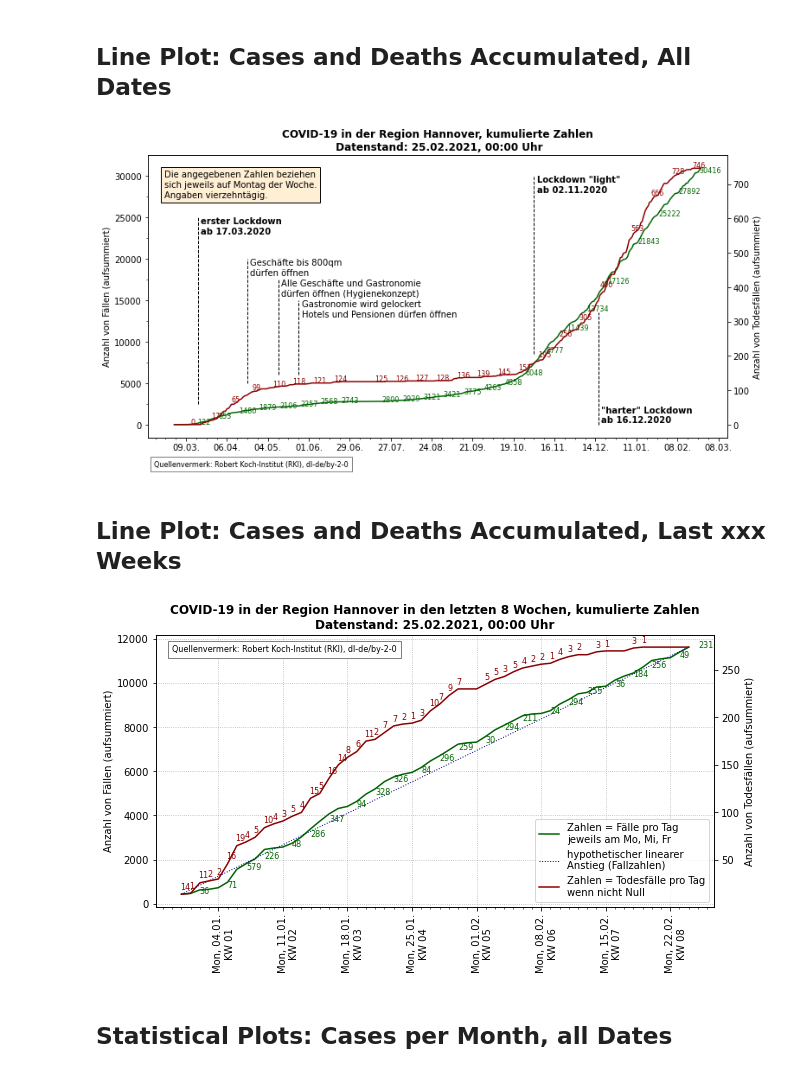
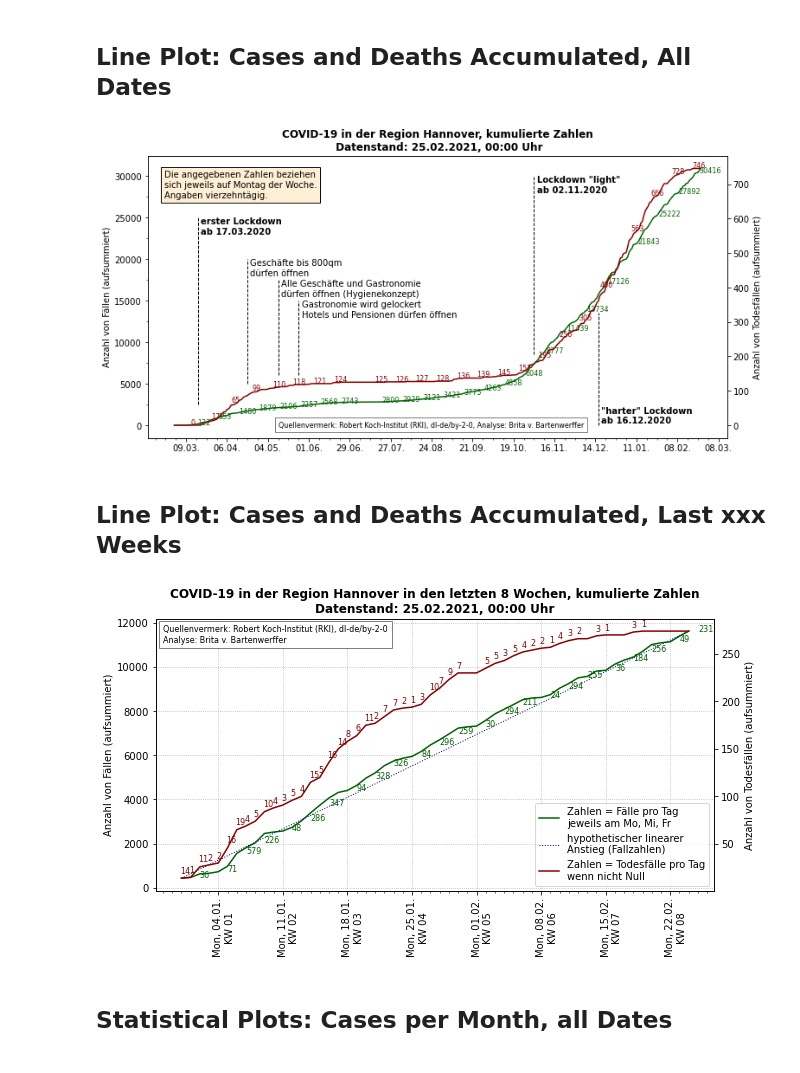
Before and after one commit to britavb/Covid19_Region_Hannover, a Jupyter notebook: RKI_COVID19.ipynb, the cells around one changed output. Saved outputs shown, nothing was run; the diff lists cells and outputs as text; code cells hidden in the pictures.

```diff
--- a/RKI_COVID19.ipynb
+++ b/RKI_COVID19.ipynb
@@ -156,36 +156,37 @@ for index, row in piv_reg_han.iterrows():
 # Hinweis auf Bezug der Zahlen:
 ax1.text(piv_reg_han['Meldedatum'].min() + timedelta(days=-7),
          piv_reg_han['AnzahlFälle'].max() - 3500,
          'Die angegebenen Zahlen beziehen\nsich jeweils auf Montag der Woche.\n' \
          'Angaben vierzehntägig.',
          bbox=dict(facecolor='PapayaWhip', alpha=1))
 # Quellenvermerk:
-ax1.text(piv_reg_han['Meldedatum'].min() + timedelta(days=-14), -5000,
-         'Quellenvermerk: Robert Koch-Institut (RKI), dl-de/by-2-0',
+ax1.text(date(2020,5,11), -250,
+         'Quellenvermerk: Robert Koch-Institut (RKI), dl-de/by-2-0, ' \
+         'Analyse: Brita v. Bartenwerffer',
          ha='left', fontsize=8, bbox=dict(facecolor='white', edgecolor='grey', alpha=1))
 # Beginn Lockdown light
 ax1.vlines(date(2020,3,17), 2500, 25000, ls='dashed', lw=1)
 ax1.text(date(2020,3,17) + timedelta(days=2), 23000,
          'erster Lockdown\nab 17.03.2020', fontweight='bold')
 ax1.vlines(date(2020,4,20), 5000, 20000, ls='dashed', lw=1)
 ax1.text(date(2020,4,20) + timedelta(days=2), 18000,
          'Geschäfte bis 800qm\ndürfen öffnen')
 ax1.vlines(date(2020,5,11), 6000, 17500, ls='dashed',lw=1)
 ax1.text(date(2020,5,11) + timedelta(days=2), 15500,
          'Alle Geschäfte und Gastronomie\ndürfen öffnen (Hygienekonzept)')
 ax1.vlines(date(2020,5,25), 6000, 15000, ls='dashed',lw=1)
 ax1.text(date(2020,5,25) + timedelta(days=2), 13000,
          'Gastronomie wird gelockert\nHotels und Pensionen dürfen öffnen')
 ax1.vlines(date(2020,11,2), 8500, 30000, ls='dashed', lw=1)
 ax1.text(date(2020,11,2) + timedelta(days=2), 28000,
          'Lockdown "light"\nab 02.11.2020', fontweight='bold')
 ax1.vlines(date(2020,12,16), 0, 13500, ls='dashed', lw=1)
 ax1.text(date(2020,12,16) + timedelta(days=2), 250,
          '"harter" Lockdown\nab 16.12.2020', fontweight='bold')
 plt.savefig('RKI_COVID19_all.png', dpi=100)
 plt.show()
 # %% [output]
-[figure, old version]
+[figure, new version]
 # %% [markdown]
 ## Line Plot: Cases and Deaths Accumulated, Last xxx Weeks
 # %%
@@ -237,17 +238,18 @@ for index, row in piv_reg_han_subset.iterrows():
                                                  row['AnzahlTodesfälle']+5),
                     fontsize=8, color='darkred')
 # name data source
-ax5.text(piv_reg_han_subset['Meldedatum'].min() - timedelta(days=1),
-         piv_reg_han_subset['AnzahlFälle'].max() - 200,
-         'Quellenvermerk: Robert Koch-Institut (RKI), dl-de/by-2-0',
+ax5.text(piv_reg_han_subset['Meldedatum'].min() - timedelta(days=2),
+         piv_reg_han_subset['AnzahlFälle'].max() - 500,
+         'Quellenvermerk: Robert Koch-Institut (RKI), dl-de/by-2-0\n' \
+         'Analyse: Brita v. Bartenwerffer',
          ha='left', fontsize=8, bbox=dict(facecolor='white', edgecolor='grey', alpha=1))
 # save and show plot
 filename = 'RKI_COVID19_last' + str(round(tagezurueck/7)) + 'weeks.png'
-plt.savefig(filename, dpi=100)
+plt.savefig(filename, dpi=100, bbox_inches='tight')
 plt.show()
 #display(piv_reg_han_subset.tail())
 # %% [output]
-[figure, old version]
+[figure, new version]
 # %% [markdown]
 ## Statistical Plots: Cases per Month, all Dates
 # %%
```
Also changed, not shown: parts of 2 cells of this notebook, 3 other files.
